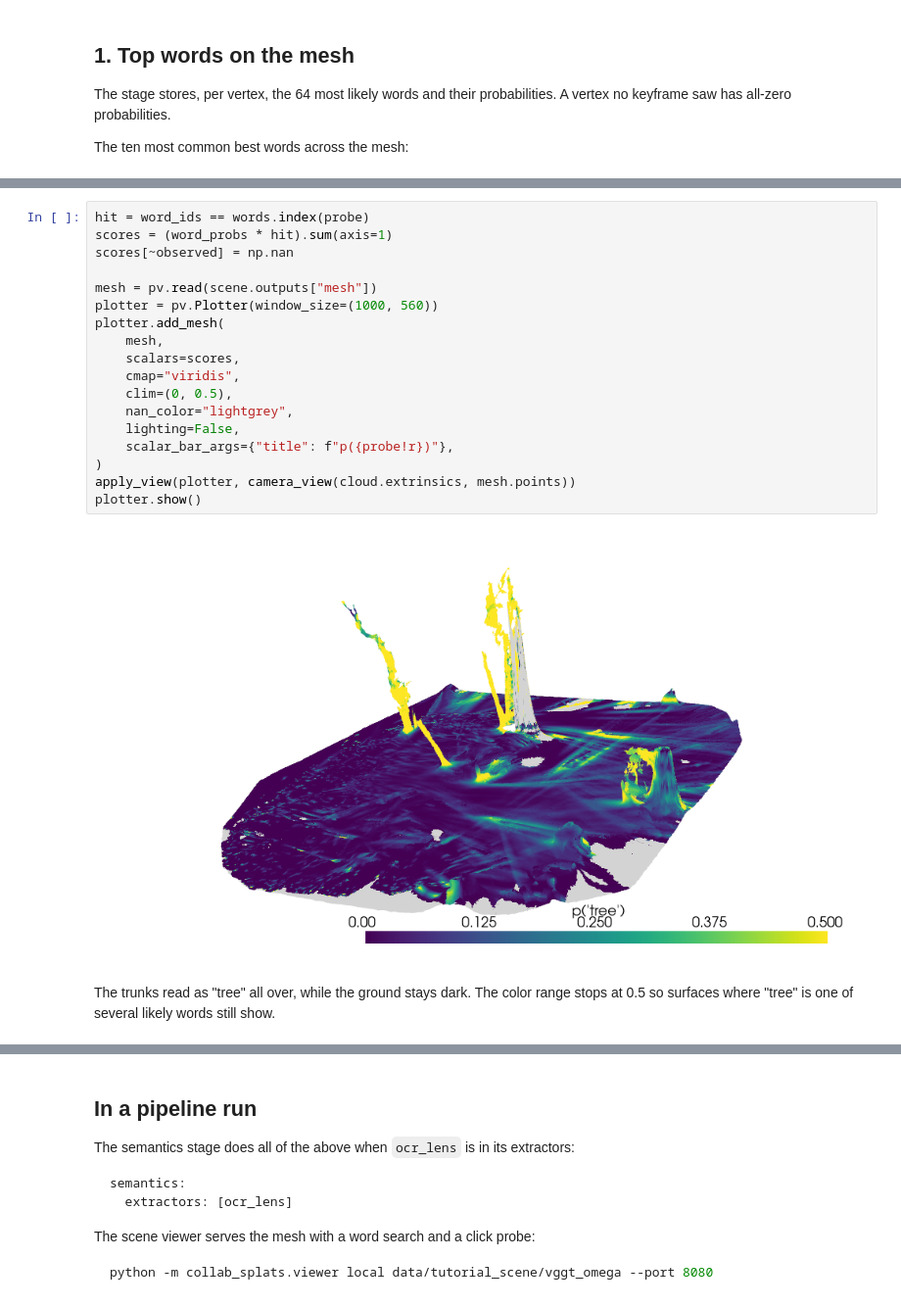
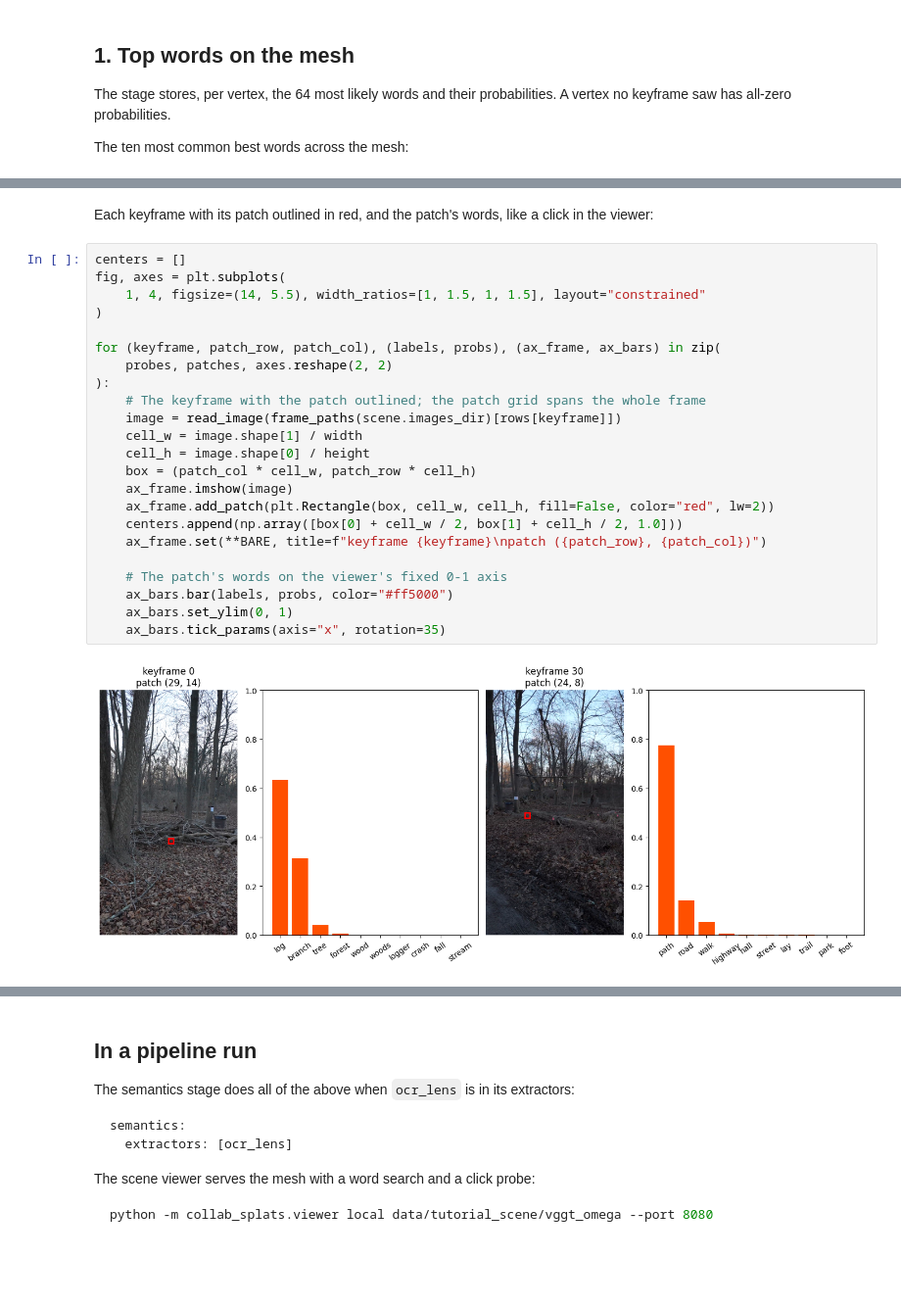
Before and after one commit to BasisResearch/collab-splats, a Jupyter notebook: docs/source/tutorials/05_semantics/ocr_lens.ipynb, the cells around one changed output, grey strips where cells are left out. Shown at 98% size. Saved outputs shown, nothing was run; the diff lists cells and outputs as text; blank space fills up the shorter version.

```diff
--- a/docs/source/tutorials/05_semantics/ocr_lens.ipynb
+++ b/docs/source/tutorials/05_semantics/ocr_lens.ipynb
@@ -154,23 +124,27 @@ The probability of "tree" on every vertex, seen from the side. Grey vertices wer
-# %%
-hit = word_ids == words.index(probe)
-scores = (word_probs * hit).sum(axis=1)
-scores[~observed] = np.nan
-
-mesh = pv.read(scene.outputs["mesh"])
-plotter = pv.Plotter(window_size=(1000, 560))
-plotter.add_mesh(
-    mesh,
-    scalars=scores,
-    cmap="viridis",
-    clim=(0, 0.5),
-    nan_color="lightgrey",
-    lighting=False,
-    scalar_bar_args={"title": f"p({probe!r})"},
-)
-apply_view(plotter, camera_view(cloud.extrinsics, mesh.points))
-plotter.show()
-# %% [output]
-[figure, removed]
-# %% [markdown]
-The trunks read as "tree" all over, while the ground stays dark. The color range stops at 0.5 so
-surfaces where "tree" is one of several likely words still show.
+# %% [markdown]
+Each keyframe with its patch outlined in red, and the patch's words, like a click in the viewer:
+# %%
+centers = []
+fig, axes = plt.subplots(
+    1, 4, figsize=(14, 5.5), width_ratios=[1, 1.5, 1, 1.5], layout="constrained"
+)
+
+for (keyframe, patch_row, patch_col), (labels, probs), (ax_frame, ax_bars) in zip(
+    probes, patches, axes.reshape(2, 2)
+):
+    # The keyframe with the patch outlined; the patch grid spans the whole frame
+    image = read_image(frame_paths(scene.images_dir)[rows[keyframe]])
+    cell_w = image.shape[1] / width
+    cell_h = image.shape[0] / height
+    box = (patch_col * cell_w, patch_row * cell_h)
+    ax_frame.imshow(image)
+    ax_frame.add_patch(plt.Rectangle(box, cell_w, cell_h, fill=False, color="red", lw=2))
+    centers.append(np.array([box[0] + cell_w / 2, box[1] + cell_h / 2, 1.0]))
+    ax_frame.set(**BARE, title=f"keyframe {keyframe}\npatch ({patch_row}, {patch_col})")
+
+    # The patch's words on the viewer's fixed 0-1 axis
+    ax_bars.bar(labels, probs, color="#ff5000")
+    ax_bars.set_ylim(0, 1)
+    ax_bars.tick_params(axis="x", rotation=35)
+# %% [output]
+[figure, added]
```
Also changed, not shown: parts of 11 cells of this notebook, 19 other files.
